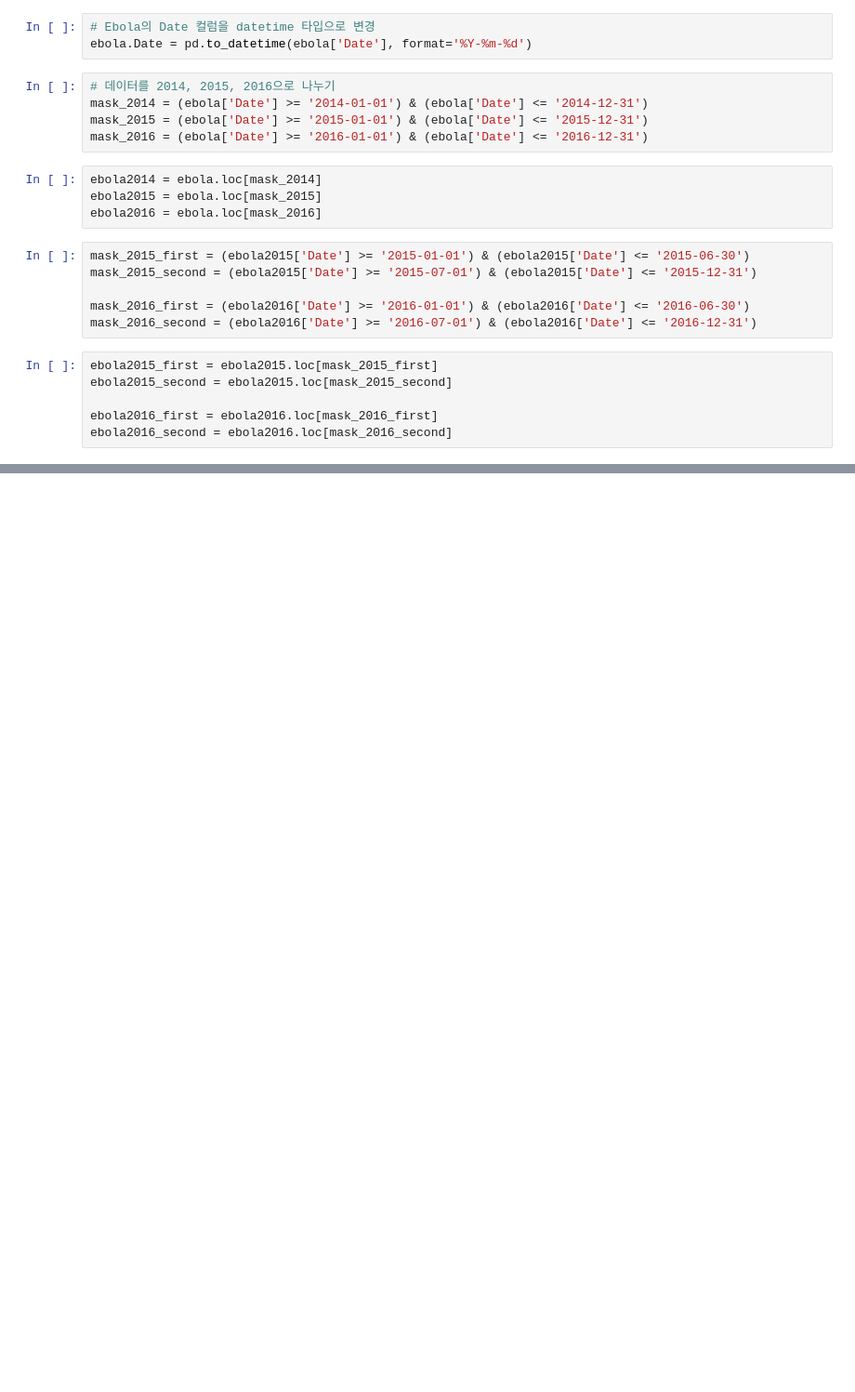
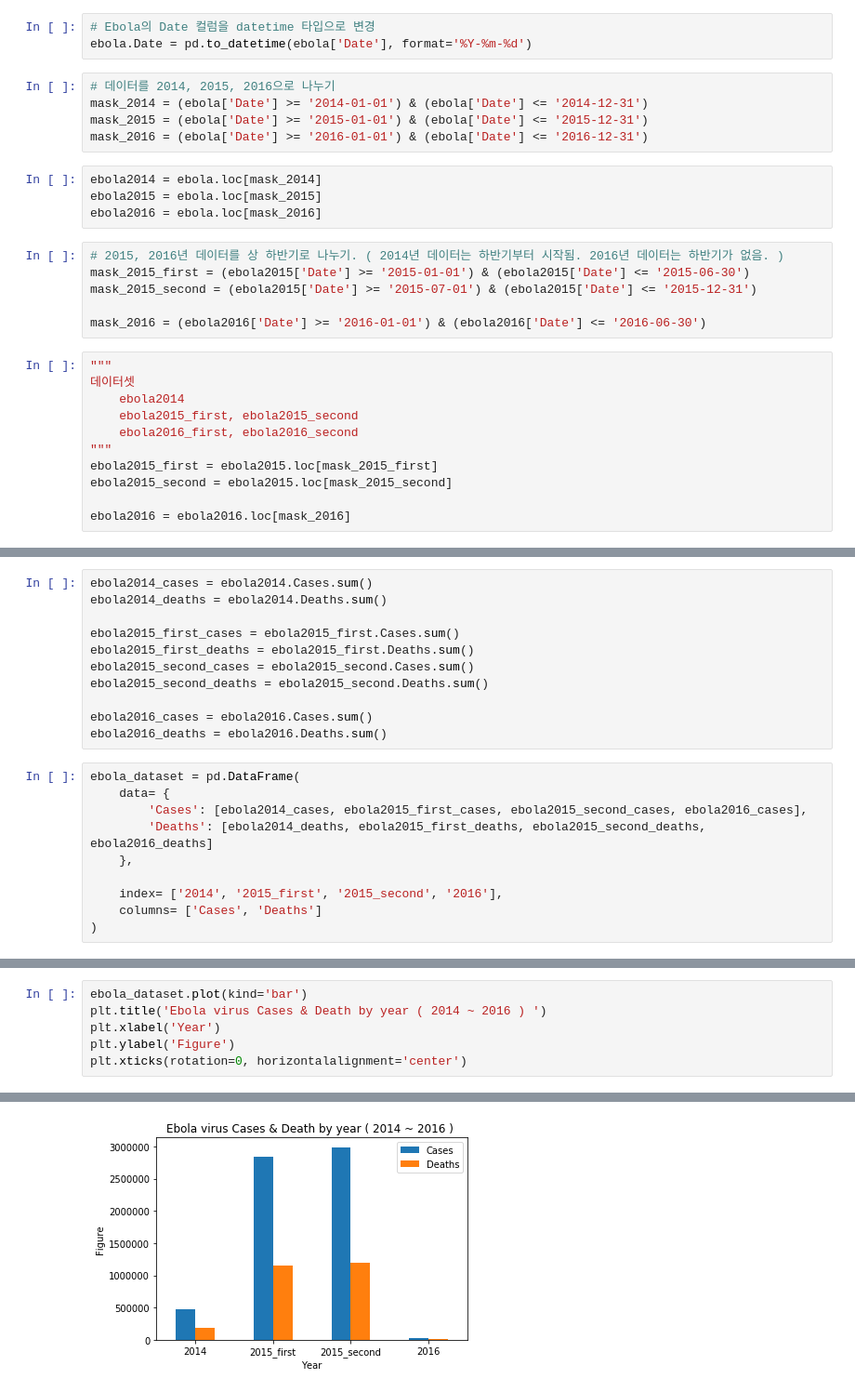
Before and after one commit to luckycontrol/BigData-Final-Project, a Jupyter notebook: ebola_an.ipynb, the cells around one changed output, grey strips where cells are left out. Shown at 93% size. Cells and saved outputs as stored; diff of their text form; blank space fills up the shorter version.

```diff
--- a/ebola_an.ipynb
+++ b/ebola_an.ipynb
@@ -19,14 +20,19 @@ ebola2014 = ebola.loc[mask_2014]
 ebola2015 = ebola.loc[mask_2015]
 ebola2016 = ebola.loc[mask_2016]
 # %%
+# 2015, 2016년 데이터를 상 하반기로 나누기. ( 2014년 데이터는 하반기부터 시작됨. 2016년 데이터는 하반기가 없음. )
 mask_2015_first = (ebola2015['Date'] >= '2015-01-01') & (ebola2015['Date'] <= '2015-06-30')
 mask_2015_second = (ebola2015['Date'] >= '2015-07-01') & (ebola2015['Date'] <= '2015-12-31')
 
-mask_2016_first = (ebola2016['Date'] >= '2016-01-01') & (ebola2016['Date'] <= '2016-06-30')
-mask_2016_second = (ebola2016['Date'] >= '2016-07-01') & (ebola2016['Date'] <= '2016-12-31')
+mask_2016 = (ebola2016['Date'] >= '2016-01-01') & (ebola2016['Date'] <= '2016-06-30')
 # %%
+"""
+데이터셋
+    ebola2014
+    ebola2015_first, ebola2015_second
+    ebola2016_first, ebola2016_second
+"""
 ebola2015_first = ebola2015.loc[mask_2015_first]
 ebola2015_second = ebola2015.loc[mask_2015_second]
 
-ebola2016_first = ebola2016.loc[mask_2016_first]
-ebola2016_second = ebola2016.loc[mask_2016_second]
+ebola2016 = ebola2016.loc[mask_2016]
@@ -50,0 +39,21 @@ ebola2016_second = ebola2016.loc[mask_2016_second]
+# %%
+ebola2014_cases = ebola2014.Cases.sum()
+ebola2014_deaths = ebola2014.Deaths.sum()
+
+ebola2015_first_cases = ebola2015_first.Cases.sum()
+ebola2015_first_deaths = ebola2015_first.Deaths.sum()
+ebola2015_second_cases = ebola2015_second.Cases.sum()
+ebola2015_second_deaths = ebola2015_second.Deaths.sum()
+
+ebola2016_cases = ebola2016.Cases.sum()
+ebola2016_deaths = ebola2016.Deaths.sum()
+# %%
+ebola_dataset = pd.DataFrame(
+    data= {
+        'Cases': [ebola2014_cases, ebola2015_first_cases, ebola2015_second_cases, ebola2016_cases],
+        'Deaths': [ebola2014_deaths, ebola2015_first_deaths, ebola2015_second_deaths, ebola2016_deaths]
+    },
+
+    index= ['2014', '2015_first', '2015_second', '2016'],
+    columns= ['Cases', 'Deaths']
+)
@@ -50,0 +68,7 @@ ebola2016_second = ebola2016.loc[mask_2016_second]
+# %%
+ebola_dataset.plot(kind='bar')
+plt.title('Ebola virus Cases & Death by year ( 2014 ~ 2016 ) ')
+plt.xlabel('Year')
+plt.ylabel('Figure')
+plt.xticks(rotation=0, horizontalalignment='center')
+# %% [output]
@@ -50,0 +76 @@ ebola2016_second = ebola2016.loc[mask_2016_second]
+[figure, added]
```
Also changed, not shown: parts of 4 cells of this notebook.
